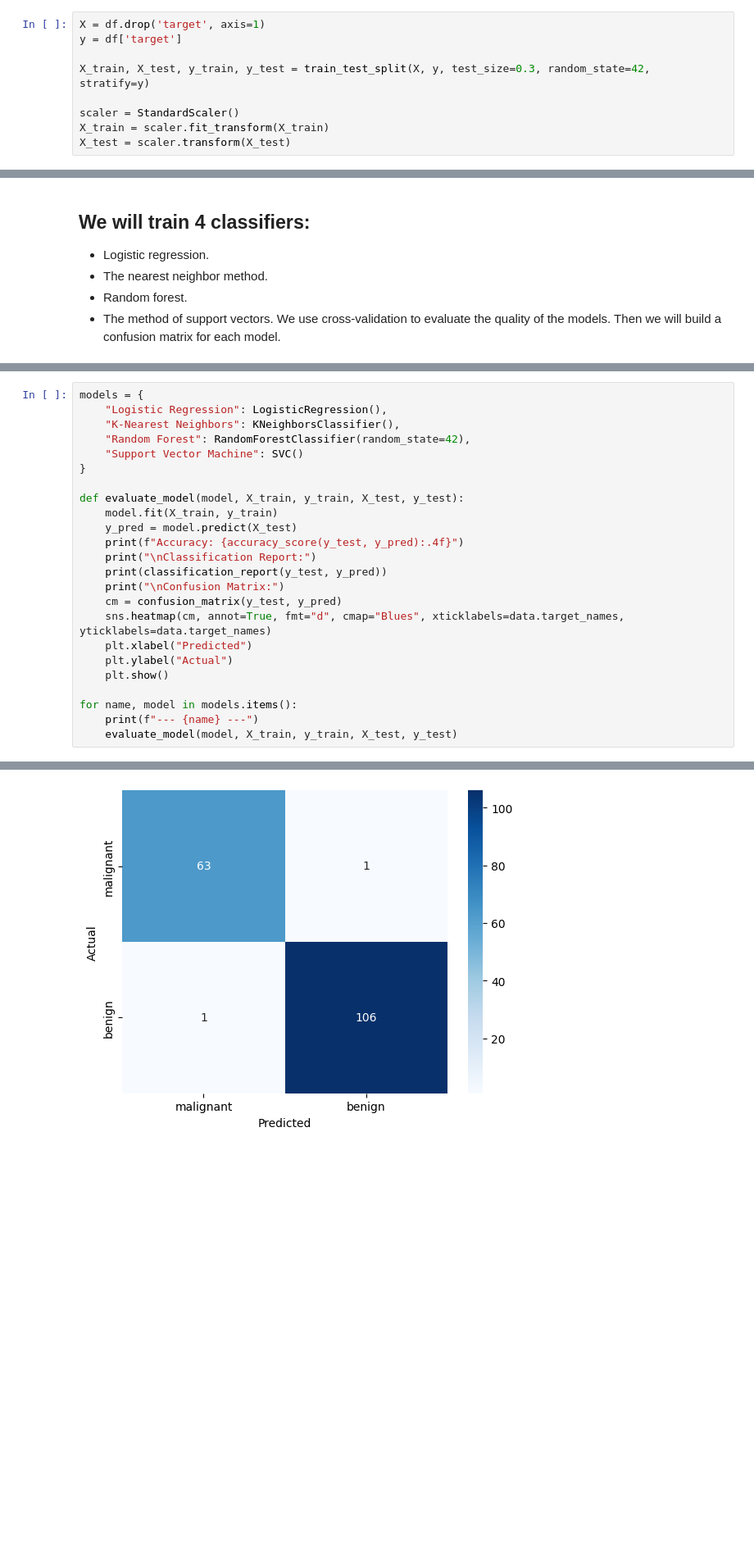
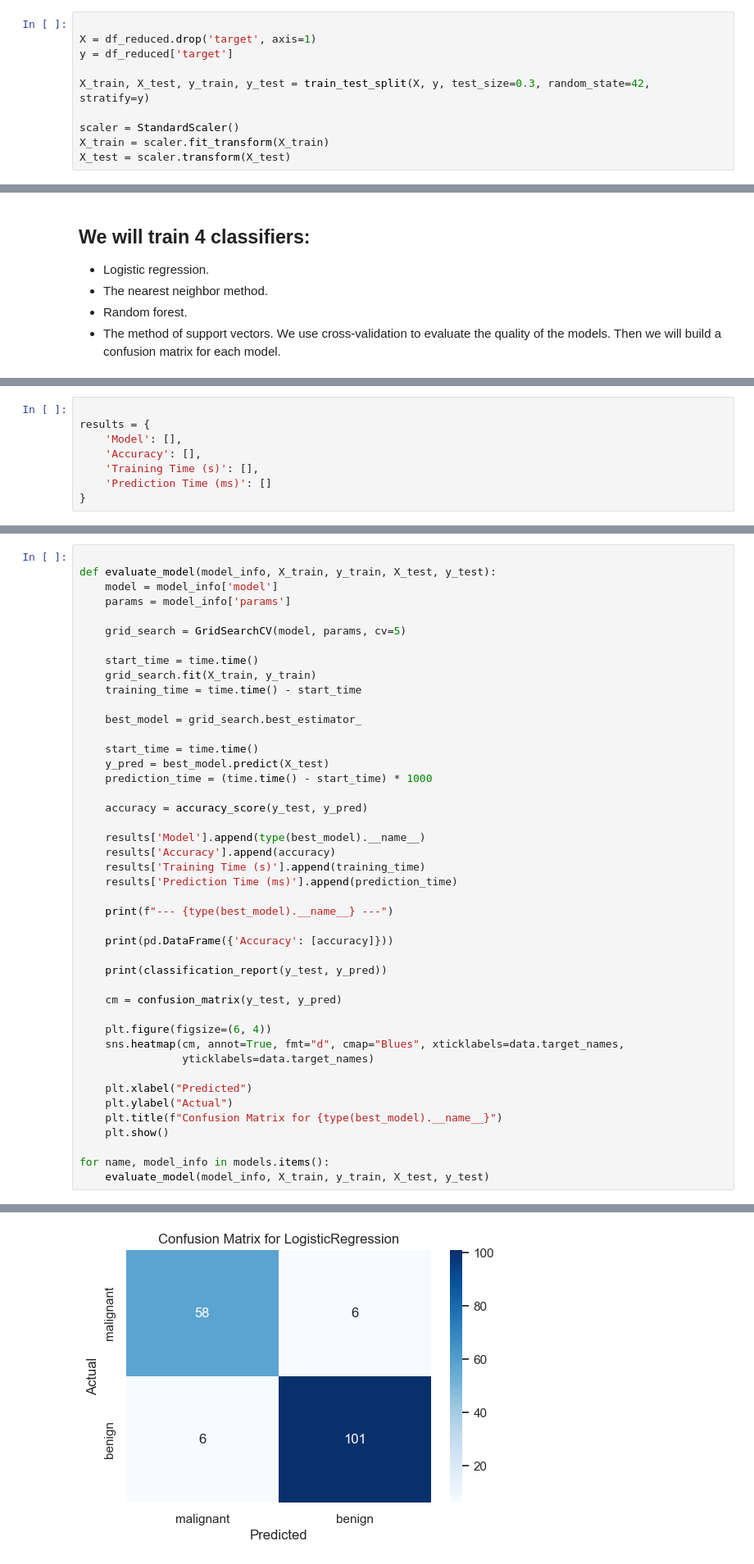
Before and after one commit to denisleuta/spbu-python-course, a Jupyter notebook: project/classification/classification.ipynb, the cells around one changed output, grey strips where cells are left out. Shown: that part at 82% size. Drawn from its saved outputs; the diff is of its cells as text; blank space fills up the shorter version.

```diff
--- a/project/classification/classification.ipynb
+++ b/project/classification/classification.ipynb
@@ -118,6 +206,7 @@ This indicates the potential redundancy of the data, which can be taken into acc
 # %%
-X = df.drop('target', axis=1)
-y = df['target']
+
+X = df_reduced.drop('target', axis=1)
+y = df_reduced['target']
 
 X_train, X_test, y_train, y_test = train_test_split(X, y, test_size=0.3, random_state=42, stratify=y)
 
@@ -135,0 +260,8 @@ We use cross-validation to evaluate the quality of the models. Then we will buil
+# %%
+
+results = {
+    'Model': [],
+    'Accuracy': [],
+    'Training Time (s)': [],
+    'Prediction Time (ms)': []
+}
@@ -136,25 +270,45 @@ We use cross-validation to evaluate the quality of the models. Then we will buil
 # %%
-models = {
-    "Logistic Regression": LogisticRegression(),
-    "K-Nearest Neighbors": KNeighborsClassifier(),
-    "Random Forest": RandomForestClassifier(random_state=42),
-    "Support Vector Machine": SVC()
-}
 
-def evaluate_model(model, X_train, y_train, X_test, y_test):
-    model.fit(X_train, y_train)
-    y_pred = model.predict(X_test)
-    print(f"Accuracy: {accuracy_score(y_test, y_pred):.4f}")
-    print("\nClassification Report:")
+def evaluate_model(model_info, X_train, y_train, X_test, y_test):
+    model = model_info['model']
+    params = model_info['params']
+
+    grid_search = GridSearchCV(model, params, cv=5)
+
+    start_time = time.time()
+    grid_search.fit(X_train, y_train)
+    training_time = time.time() - start_time
+
+    best_model = grid_search.best_estimator_
+
+    start_time = time.time()
+    y_pred = best_model.predict(X_test)
+    prediction_time = (time.time() - start_time) * 1000
+
+    accuracy = accuracy_score(y_test, y_pred)
+
+    results['Model'].append(type(best_model).__name__)
+    results['Accuracy'].append(accuracy)
+    results['Training Time (s)'].append(training_time)
+    results['Prediction Time (ms)'].append(prediction_time)
+
+    print(f"--- {type(best_model).__name__} ---")
+
+    print(pd.DataFrame({'Accuracy': [accuracy]}))
+
     print(classification_report(y_test, y_pred))
-    print("\nConfusion Matrix:")
+
     cm = confusion_matrix(y_test, y_pred)
-    sns.heatmap(cm, annot=True, fmt="d", cmap="Blues", xticklabels=data.target_names, yticklabels=data.target_names)
+
+    plt.figure(figsize=(6, 4))
+    sns.heatmap(cm, annot=True, fmt="d", cmap="Blues", xticklabels=data.target_names,
+                yticklabels=data.target_names)
+
     plt.xlabel("Predicted")
     plt.ylabel("Actual")
+    plt.title(f"Confusion Matrix for {type(best_model).__name__}")
     plt.show()
 
-for name, model in models.items():
-    print(f"--- {name} ---")
-    evaluate_model(model, X_train, y_train, X_test, y_test)
+for name, model_info in models.items():
+    evaluate_model(model_info, X_train, y_train, X_test, y_test)
 # %% [output]
@@ -176 +326 @@ Confusion Matrix:
-[figure, old version]
+[figure, new version]
```
Also changed, not shown: parts of 34 cells of this notebook.
